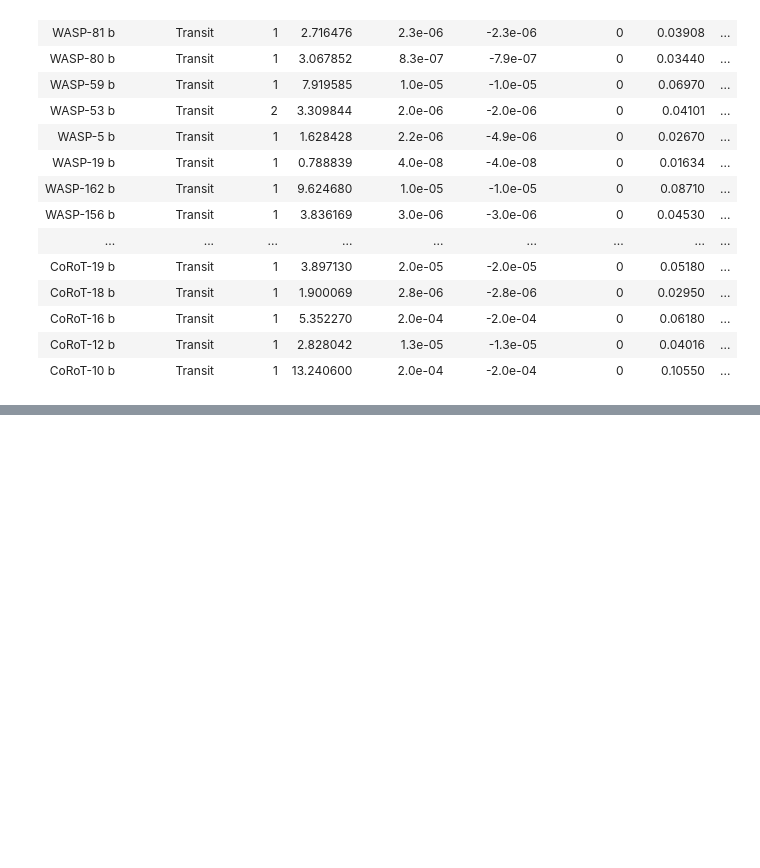
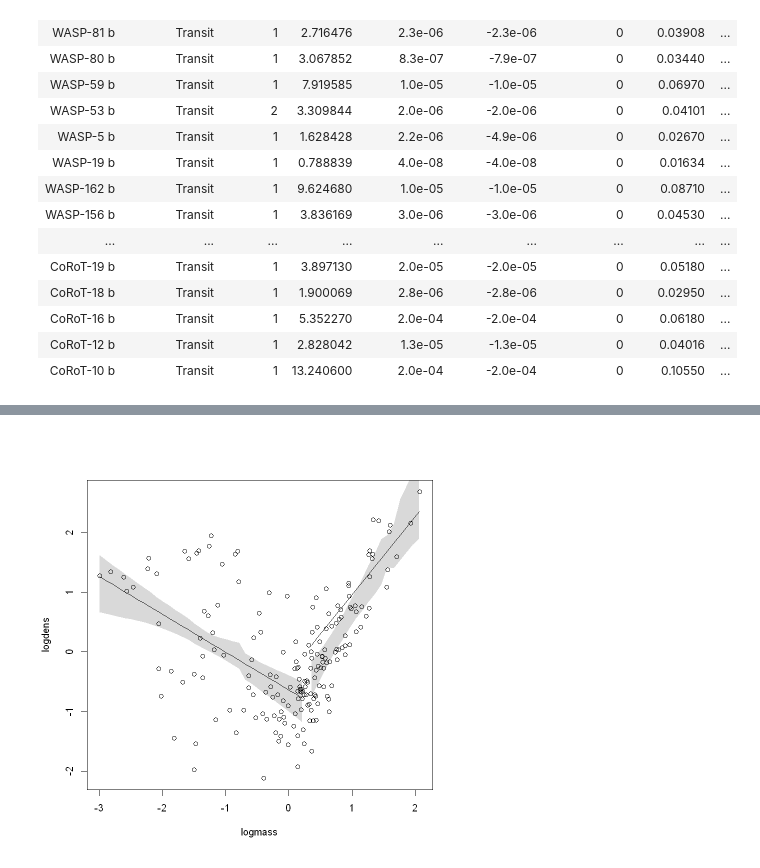
Before and after one commit to TimeTeleporter/advanced_statistics, a Jupyter notebook: exercise_sheet_13/exercise_sheet_13_Immanuel_Albrecht.ipynb, the cells around one changed output, grey strips where cells are left out. Saved outputs shown, nothing was run; the diff lists cells and outputs as text; code cells hidden in the pictures; blank space fills up the shorter version.

```diff
--- a/exercise_sheet_13/exercise_sheet_13_Immanuel_Albrecht.ipynb
+++ b/exercise_sheet_13/exercise_sheet_13_Immanuel_Albrecht.ipynb
@@ -170,0 +188,28 @@ post <- extract.samples(model)
+# %%
+post <- extract.samples(model, n = 1000000)
+mu_link <- function(logmass) ifelse(logmass <= mean(post$cutoff), 1, 0) *
+		(post$off_lower + post$slope_mass_lower * logmass) +
+		ifelse(logmass > mean(post$cutoff), 1, 0) *
+		(post$off_upper + post$slope_mass_upper * logmass)
+
+plot(logdens ~ logmass, data = d)
+
+logmass_seq <- seq(from = min(d$logmass), to = mean(post$cutoff), by = 0.1)
+
+mu <- sapply(logmass_seq, mu_link)
+mu_mean <- apply(mu, 2, mean)
+mu_HPDI <- apply(mu, 2, HPDI, prob = 0.91)
+
+lines(logmass_seq, mu_mean)
+shade(mu_HPDI, logmass_seq)
+
+logmass_seq <- seq(from = mean(post$cutoff) + 0.05, to = max(d$logmass), by = 0.1)
+
+mu <- sapply(logmass_seq, mu_link)
+mu_mean <- apply(mu, 2, mean)
+mu_HPDI <- apply(mu, 2, HPDI, prob = 0.91)
+
+lines(logmass_seq, mu_mean)
+shade(mu_HPDI, logmass_seq)
+# %% [output]
+[figure, added]
```
Also changed, not shown: parts of 6 cells of this notebook, 10 other files.
